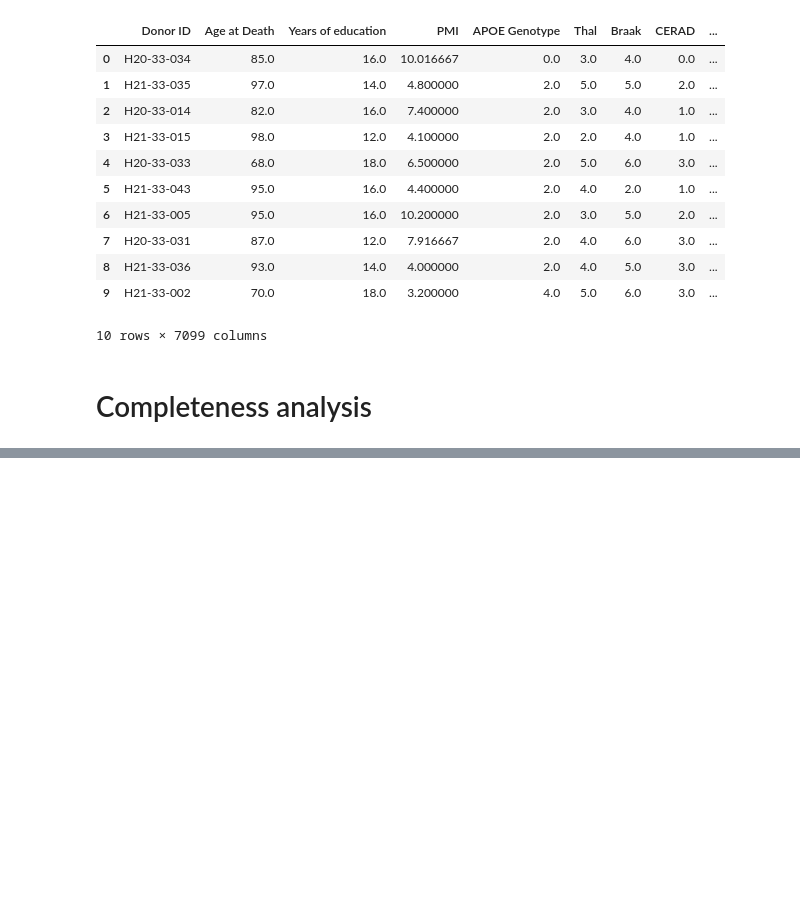
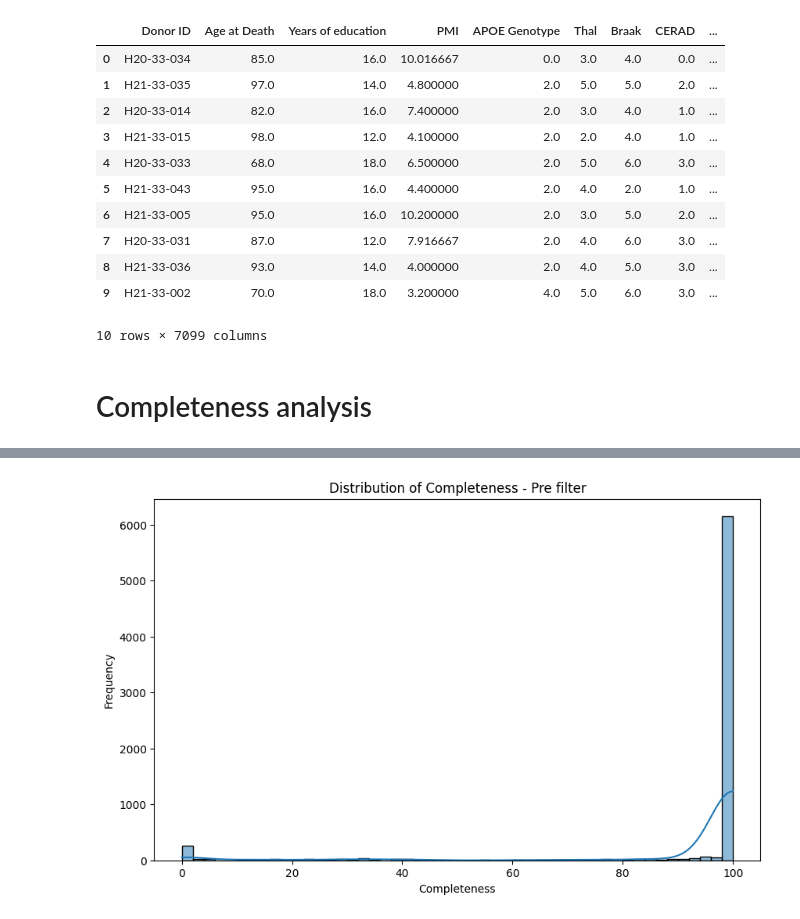
Before and after one commit to paulinapglz99/Feature-Selection-DREAMAD, a Jupyter notebook: EDA.ipynb, the cells around one changed output, grey strips where cells are left out. Cells and saved outputs as stored; diff of their text form; code cells hidden in the pictures; blank space fills up the shorter version.

```diff
--- a/EDA.ipynb
+++ b/EDA.ipynb
@@ -143,0 +47,25 @@ lista_de_variables[0:-10]
+# %%
+def completeness_filter(df: pd.DataFrame, min_completeness_pct: float = 40.0):
+
+    #Numeric and non-numeric columnsvariation_of_information_score
+    numerics = df.select_dtypes(include=np.number).columns.tolist()
+    no_numerics = df.select_dtypes(exclude=np.number).columns.tolist()
+    #Completeness analysis
+    completeness = df[numerics].apply(lambda col: (col != 0).sum() / len(col) * 100)
+
+    # 3. Crear la tabla de completitud (Tercer resultado)
+    pct_completeness = completeness.reset_index()
+    pct_completeness.columns = ['Variable', 'completeness_Pct']
+    pct_completeness = pct_completeness.sort_values(by='completeness_Pct', ascending=True)
+
+    #Vars that passed the filter
+    numeric_filtered = completeness[completeness >= min_completeness_pct].index.tolist()
+    #Combine non-numeric columns (which are always saved) with numeric columns that passed
+    final_cols = no_numerics + numeric_filtered
+
+    #Final filter
+    df_filtered = df[final_cols]
+
+    return df_filtered, numeric_filtered, pct_completeness
+# %%
+completeness_filtered, completeness_vars, completeness_pct = completeness_filter(data, 80.0)
@@ -143,0 +105,9 @@ lista_de_variables[0:-10]
+# %%
+plt.figure(figsize=(10, 6))
+sns.histplot(completeness_pct['completeness_Pct'], bins=50, kde=True)
+plt.title('Distribution of Completeness - Pre filter')
+plt.xlabel('Completeness')
+plt.ylabel('Frequency')
+plt.show()
+# %% [output]
+[figure, added]
```
Also changed, not shown: parts of 60 cells of this notebook.
